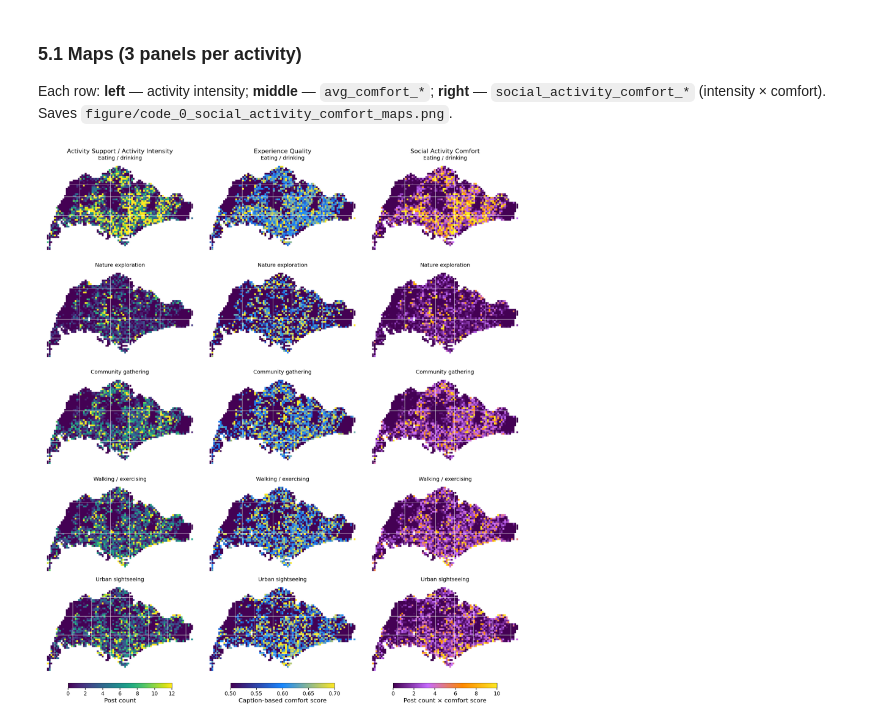
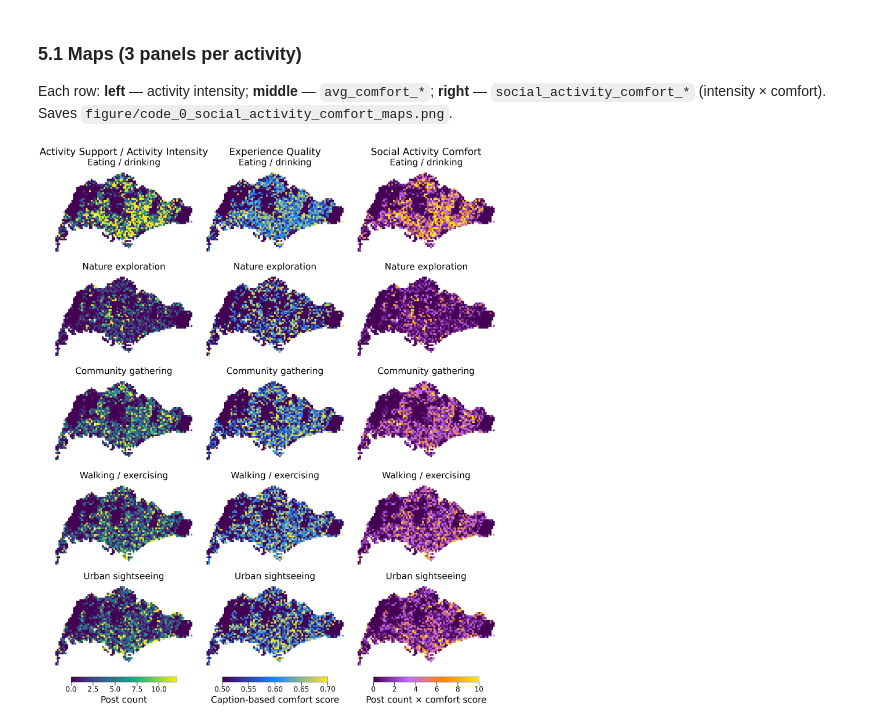
Before and after one commit to Sijie-Yang/Urban-Comfort-Potential, a Jupyter notebook: code_0_social_media_post_embedding.ipynb, the cells around one changed output. Cells and saved outputs as stored; diff of their text form; code cells hidden in the pictures.

Commit message:
Refresh pipeline notebooks, figures, and pUCI/social-activity data outputs.
Sync code_0–code_8 analysis updates with regenerated figures and GeoPackage intermediates for reproducibility.

```diff
--- a/code_0_social_media_post_embedding.ipynb
+++ b/code_0_social_media_post_embedding.ipynb
@@ -623,10 +636,16 @@ features_2d = tsne.fit_transform(features_vis)
 
 plt.figure(figsize=(9, 7))
 scatter = plt.scatter(features_2d[:, 0], features_2d[:, 1], c=labels_vis, s=8, cmap='tab10', alpha=0.75)
-plt.title('t-SNE of image Embeddings Colored by KMeans Clusters')
-plt.xlabel('t-SNE 1')
-plt.ylabel('t-SNE 2')
-plt.colorbar(scatter, label='Cluster Label')
+plt.title('t-SNE of image Embeddings Colored by KMeans Clusters', fontsize=18)
+plt.xlabel('t-SNE 1', fontsize=16)
+plt.ylabel('t-SNE 2', fontsize=16)
+
+cbar = plt.colorbar(scatter, label='Cluster Label')
+cbar.ax.tick_params(labelsize=14)  # Increase colorbar tick font size
+cbar.set_label('Cluster Label', fontsize=16)  # Increase colorbar label font size
+
+plt.xticks(fontsize=14)
+plt.yticks(fontsize=14)
 plt.tight_layout()
 plt.gcf().savefig('figure/code_0_tsne_clusters.png', dpi=300, bbox_inches='tight')
 plt.show()
@@ -1420,6 +1454,7 @@ ACT_LABELS = {
     "sightseeing": "Urban sightseeing",
 }
 
+# Further increase font and marker sizes for extra large, highly readable output
 COLUMN_TITLES = [
     "Activity Support / Activity Intensity",
     "Experience Quality",
@@ -1432,11 +1467,16 @@ COLUMN_CBAR_LABELS = [
 ]
 COLUMN_CMAPS = ["viridis", CMAP_EXPERIENCE, CMAP_SAC]
 COLUMN_VRANGE = [(0, 12), (0.5, 0.7), (0, 10)]
-CBAR_LABEL_SIZE = 16
-CBAR_TICK_SIZE = 14
+
+# Increase colorbar and submap title font sizes
+CBAR_LABEL_SIZE = 42      # Colorbar label font size (further increased)
+CBAR_TICK_SIZE = 33       # Colorbar tick font size (further increased)
+TITLE_FONT_SIZE = 42      # Per-row map title font size (further increased)
+COLUMN_TITLE_FONT_SIZE = 46  # Main column titles (increased slightly)
+MISSING_FONT_SIZE = 29    # Font size for missing column warning (also increased)
 
 n_rows = len(category_pairs)
-fig, axes = plt.subplots(n_rows, 3, figsize=(18, 4.2 * n_rows))
+fig, axes = plt.subplots(n_rows, 3, figsize=(30, 7.5 * n_rows))  # Much larger figure
 
 if n_rows == 1:
     axes = [axes]
@@ -1449,7 +1489,15 @@ for i, (cat_col, score_col, comfort_col) in enumerate(category_pairs):
         ax = axes[i][j]
 
         if col not in gdf_merged.columns:
-            ax.text(0.5, 0.5, f"Missing column: {col}", ha="center", va="center")
+            ax.text(
+                0.5,
+                0.5,
+                f"Missing column: {col}",
+                ha="center",
+                va="center",
+                fontsize=MISSING_FONT_SIZE,
+                color="red",
+            )
             ax.set_axis_off()
             continue
 
@@ -1461,41 +1509,41 @@ for i, (cat_col, score_col, comfort_col) in enumerate(category_pairs):
             linewidth=0,
             legend=False,
             ax=ax,
-            markersize=20,
+            markersize=68,  # Much larger marker size
             marker="s",
             missing_kwds={"color": "lightgrey"},
         )
 
-        ax.set_title(ACT_LABELS[cat_col], fontsize=14, pad=8)
+        ax.set_title(ACT_LABELS[cat_col], fontsize=TITLE_FONT_SIZE, pad=20)
         ax.set_axis_off()
 
         if show_legend:
             sm = cm.ScalarMappable(cmap=cmap, norm=norm)
             sm.set_array([])
             cbar = fig.colorbar(
                 sm,
                 ax=ax,
                 orientation="horizontal",
                 shrink=0.9,
                 pad=0.08,
                 fraction=0.05,
             )
-            cbar.set_label(COLUMN_CBAR_LABELS[j], fontsize=CBAR_LABEL_SIZE)
-            cbar.ax.tick_params(labelsize=CBAR_TICK_SIZE, width=1.2, length=5)
+            cbar.set_label(COLUMN_CBAR_LABELS[j], fontsize=CBAR_LABEL_SIZE, labelpad=13)
+            cbar.ax.tick_params(labelsize=CBAR_TICK_SIZE, width=2, length=16)
 
 plt.tight_layout(rect=[0, 0, 1, 0.97])
 for j, title in enumerate(COLUMN_TITLES):
     pos = axes[0, j].get_position()
     fig.text(
         pos.x0 + pos.width / 2,
-        pos.y1 + 0.015,
+        pos.y1 + 0.022,
         title,
         ha="center",
         va="bottom",
-        fontsize=16,
+        fontsize=COLUMN_TITLE_FONT_SIZE,
     )
 
 fig.savefig('figure/code_0_social_activity_comfort_maps.png', dpi=300, bbox_inches='tight')
 plt.show()
 # %% [output]
-[figure, old version]
+[figure, new version]
```
Also changed, not shown: parts of 6 cells of this notebook, 32 other files.
